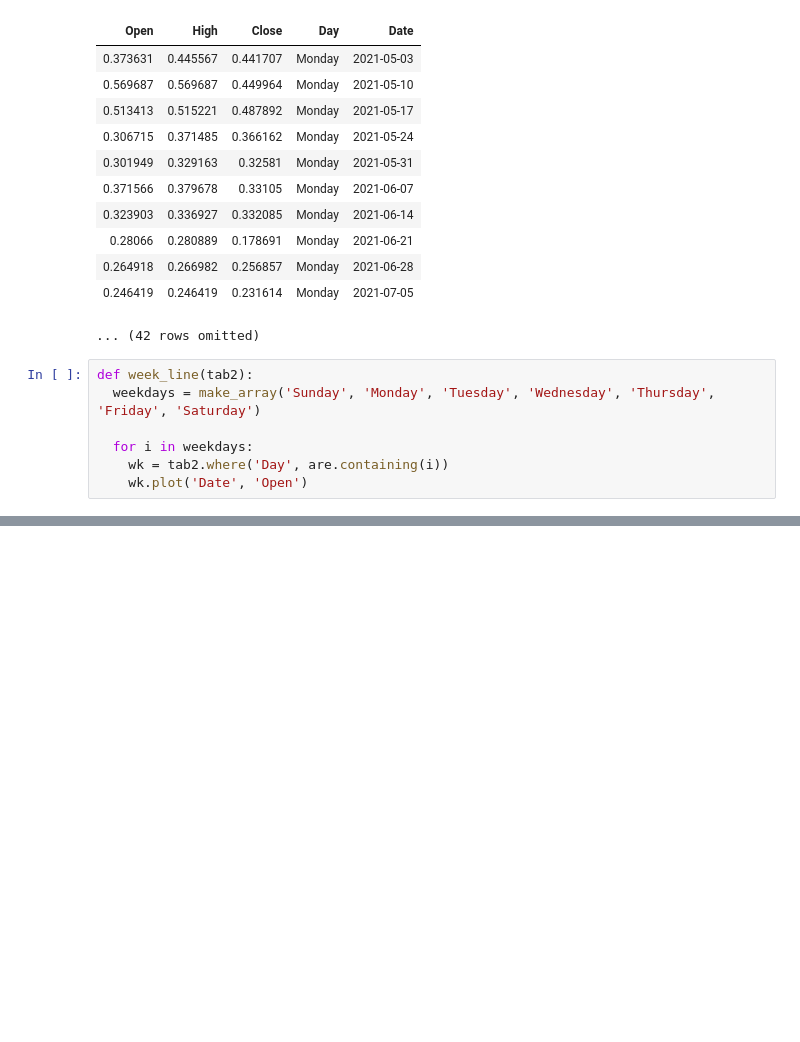
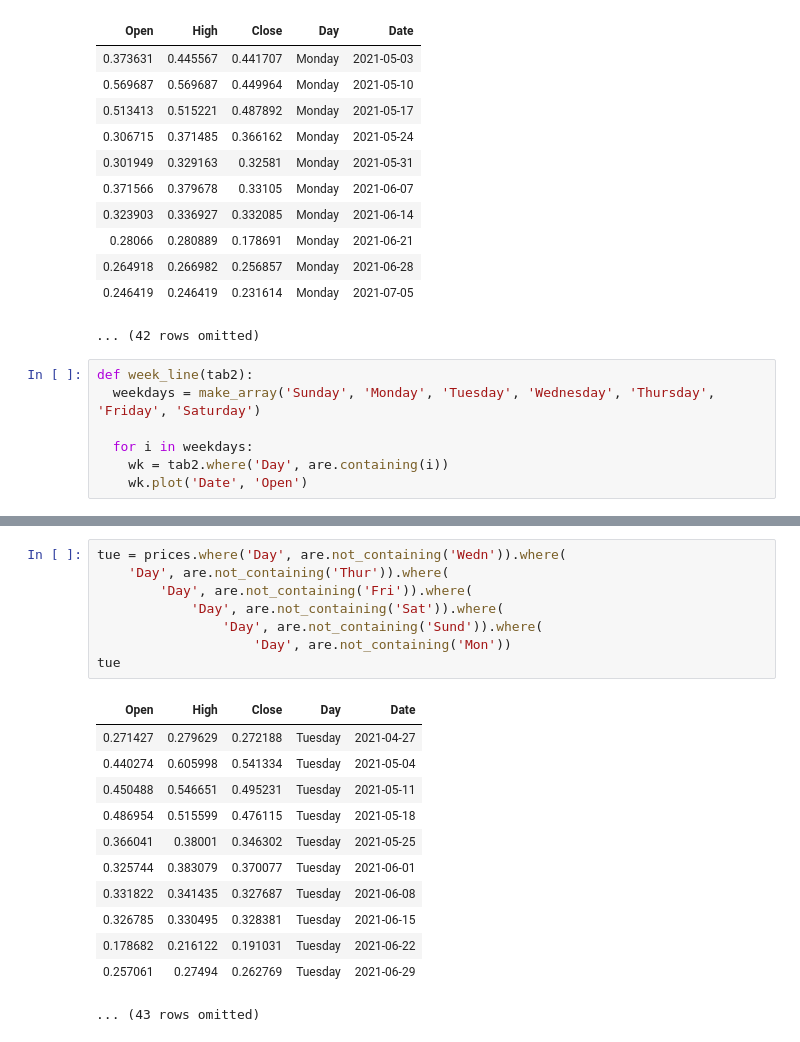
Before and after one commit to rrstats/doge, a Jupyter notebook: DOGE_USD.ipynb, the cells around one changed output, grey strips where cells are left out. Cells and saved outputs as stored; diff of their text form; blank space fills up the shorter version.

```diff
--- a/DOGE_USD.ipynb
+++ b/DOGE_USD.ipynb
@@ -214,0 +242,21 @@ week_line(prices)
+# %%
+tue = prices.where('Day', are.not_containing('Wedn')).where(
+    'Day', are.not_containing('Thur')).where(
+        'Day', are.not_containing('Fri')).where(
+            'Day', are.not_containing('Sat')).where(
+                'Day', are.not_containing('Sund')).where(
+                    'Day', are.not_containing('Mon'))
+tue
+# %% [output]
+| Open | High | Close | Day | Date |
+| 0.271427 | 0.279629 | 0.272188 | Tuesday | 2021-04-27 |
+| 0.440274 | 0.605998 | 0.541334 | Tuesday | 2021-05-04 |
+| 0.450488 | 0.546651 | 0.495231 | Tuesday | 2021-05-11 |
+| 0.486954 | 0.515599 | 0.476115 | Tuesday | 2021-05-18 |
+| 0.366041 | 0.38001 | 0.346302 | Tuesday | 2021-05-25 |
+| 0.325744 | 0.383079 | 0.370077 | Tuesday | 2021-06-01 |
+| 0.331822 | 0.341435 | 0.327687 | Tuesday | 2021-06-08 |
+| 0.326785 | 0.330495 | 0.328381 | Tuesday | 2021-06-15 |
+| 0.178682 | 0.216122 | 0.191031 | Tuesday | 2021-06-22 |
+| 0.257061 | 0.27494 | 0.262769 | Tuesday | 2021-06-29 |
+... (43 rows omitted)
```
Also changed, not shown: parts of 15 cells of this notebook.
